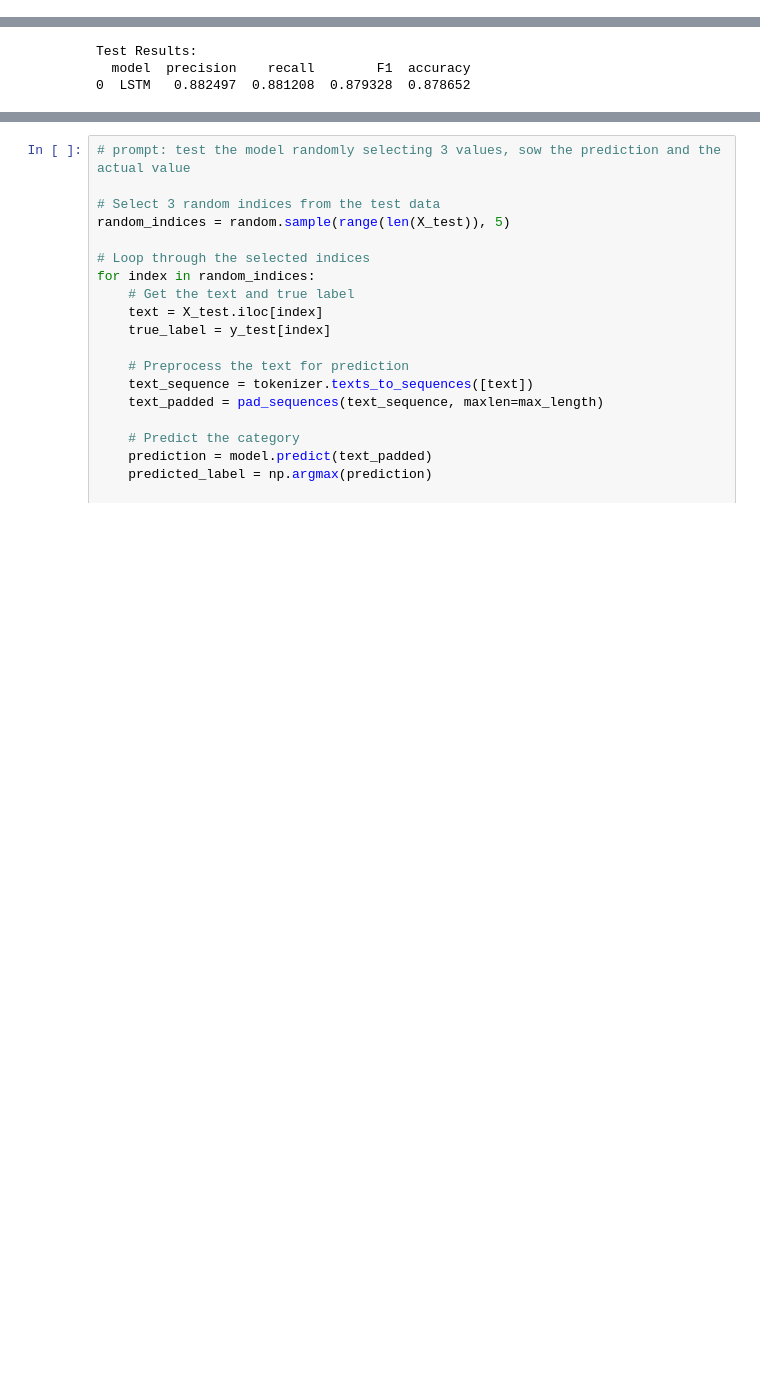
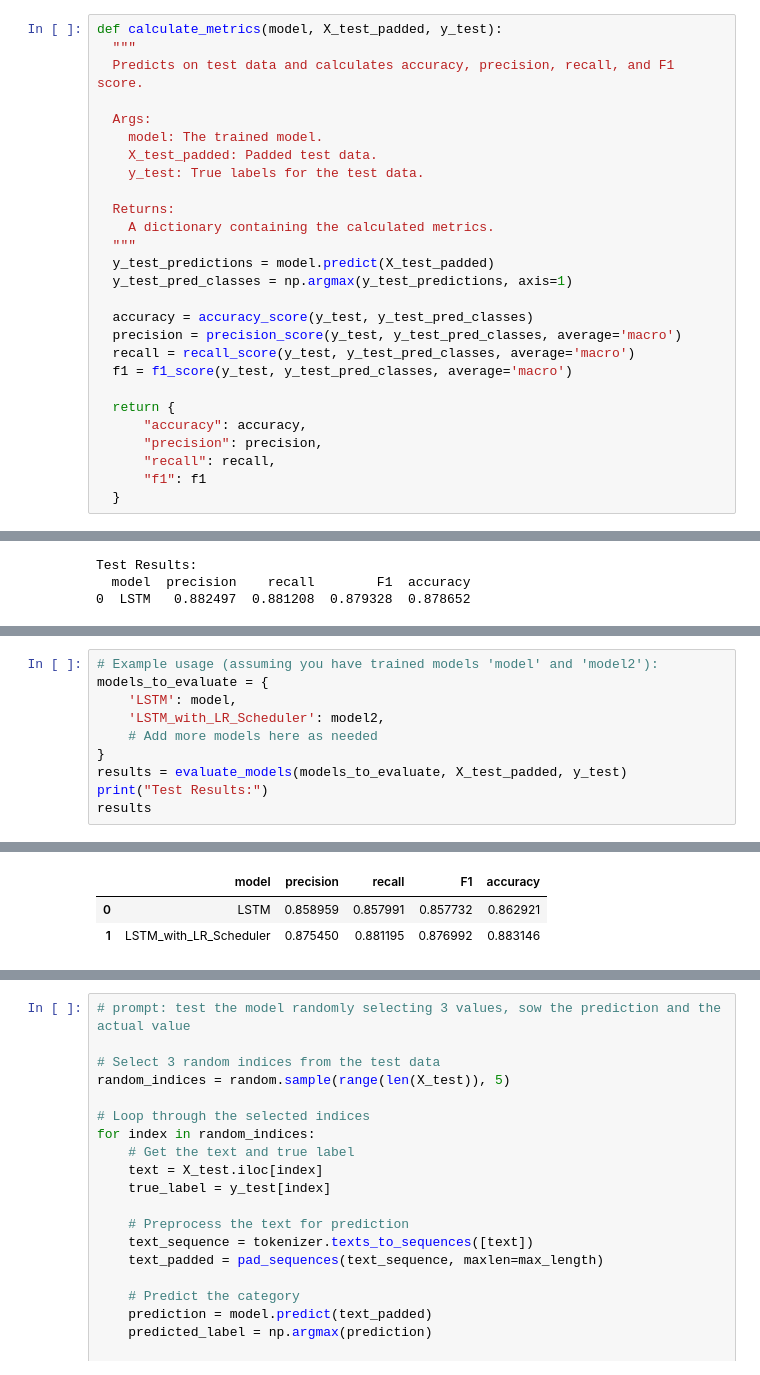
Before and after one commit to pablillo77/nlp_and_deep_learning, a Jupyter notebook: DS_NLP_DeepLearning_Final_Pablo_Giménez.ipynb, the cells around one changed output, grey strips where cells are left out. Drawn from its saved outputs; the diff is of its cells as text; blank space fills up the shorter version.

```diff
--- a/DS_NLP_DeepLearning_Final_Pablo_Giménez.ipynb
+++ b/DS_NLP_DeepLearning_Final_Pablo_Giménez.ipynb
@@ -503,6 +503,33 @@ recall = recall_score(y_test, y_test_pred_classes, average='macro')
 f1 = f1_score(y_test, y_test_pred_classes, average='macro')
 # %% [output]
 14/14 ━━━━━━━━━━━━━━━━━━━━ 1s 38ms/step
+# %%
+def calculate_metrics(model, X_test_padded, y_test):
+  """
+  Predicts on test data and calculates accuracy, precision, recall, and F1 score.
+
+  Args:
+    model: The trained model.
+    X_test_padded: Padded test data.
+    y_test: True labels for the test data.
+
+  Returns:
+    A dictionary containing the calculated metrics.
+  """
+  y_test_predictions = model.predict(X_test_padded)
+  y_test_pred_classes = np.argmax(y_test_predictions, axis=1)
+
+  accuracy = accuracy_score(y_test, y_test_pred_classes)
+  precision = precision_score(y_test, y_test_pred_classes, average='macro')
+  recall = recall_score(y_test, y_test_pred_classes, average='macro')
+  f1 = f1_score(y_test, y_test_pred_classes, average='macro')
+
+  return {
+      "accuracy": accuracy,
+      "precision": precision,
+      "recall": recall,
+      "f1": f1
+  }
 # %%
 # Display results
 results = pd.DataFrame({
@@ -520,0 +586,11 @@ Test Results:
+# %%
+# Example usage (assuming you have trained models 'model' and 'model2'):
+models_to_evaluate = {
+    'LSTM': model,
+    'LSTM_with_LR_Scheduler': model2,
+    # Add more models here as needed
+}
+results = evaluate_models(models_to_evaluate, X_test_padded, y_test)
+print("Test Results:")
+results
+# %% [output]
@@ -520,0 +600,3 @@ Test Results:
+|  | model | precision | recall | F1 | accuracy |
+| 0 | LSTM | 0.858959 | 0.857991 | 0.857732 | 0.862921 |
+| 1 | LSTM_with_LR_Scheduler | 0.875450 | 0.881195 | 0.876992 | 0.883146 |
```
Also changed, not shown: parts of 7 cells of this notebook.
